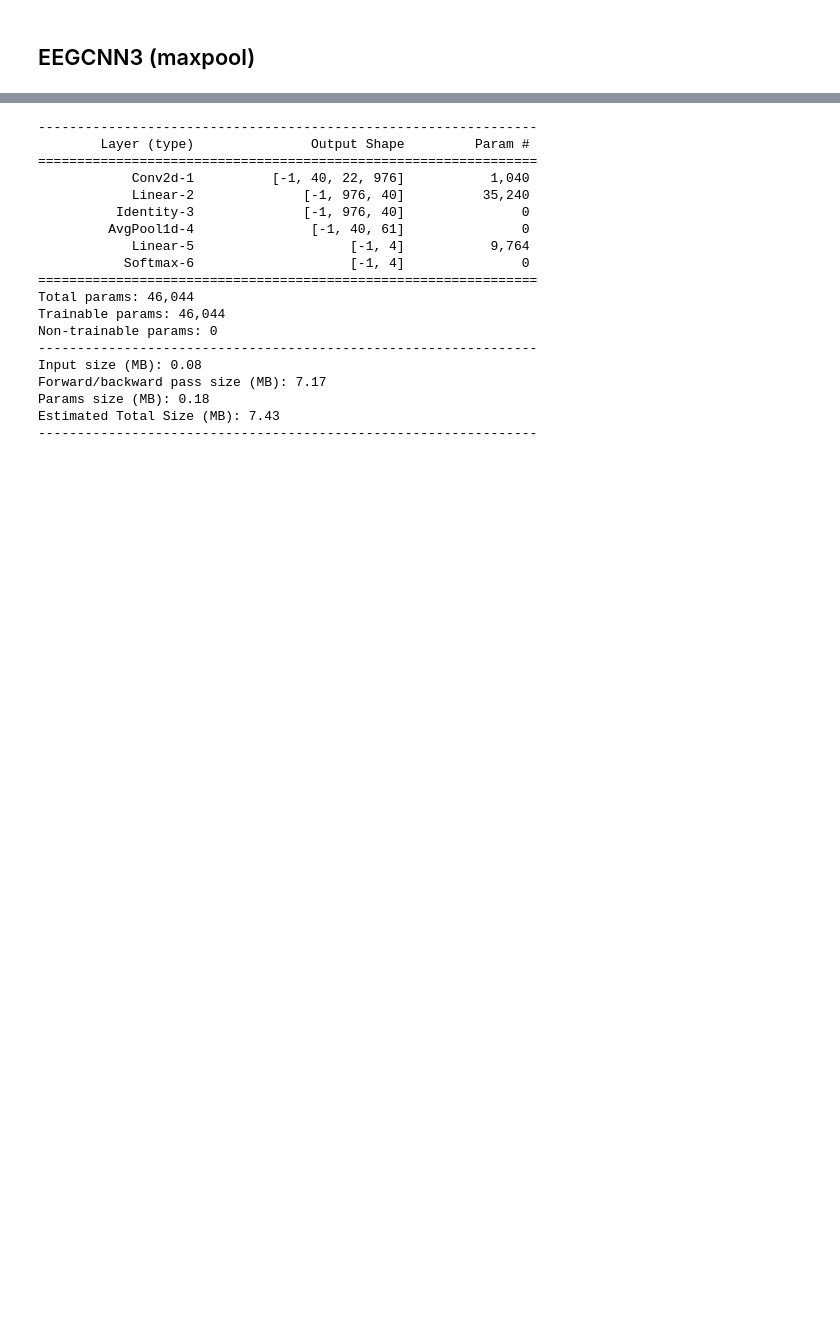
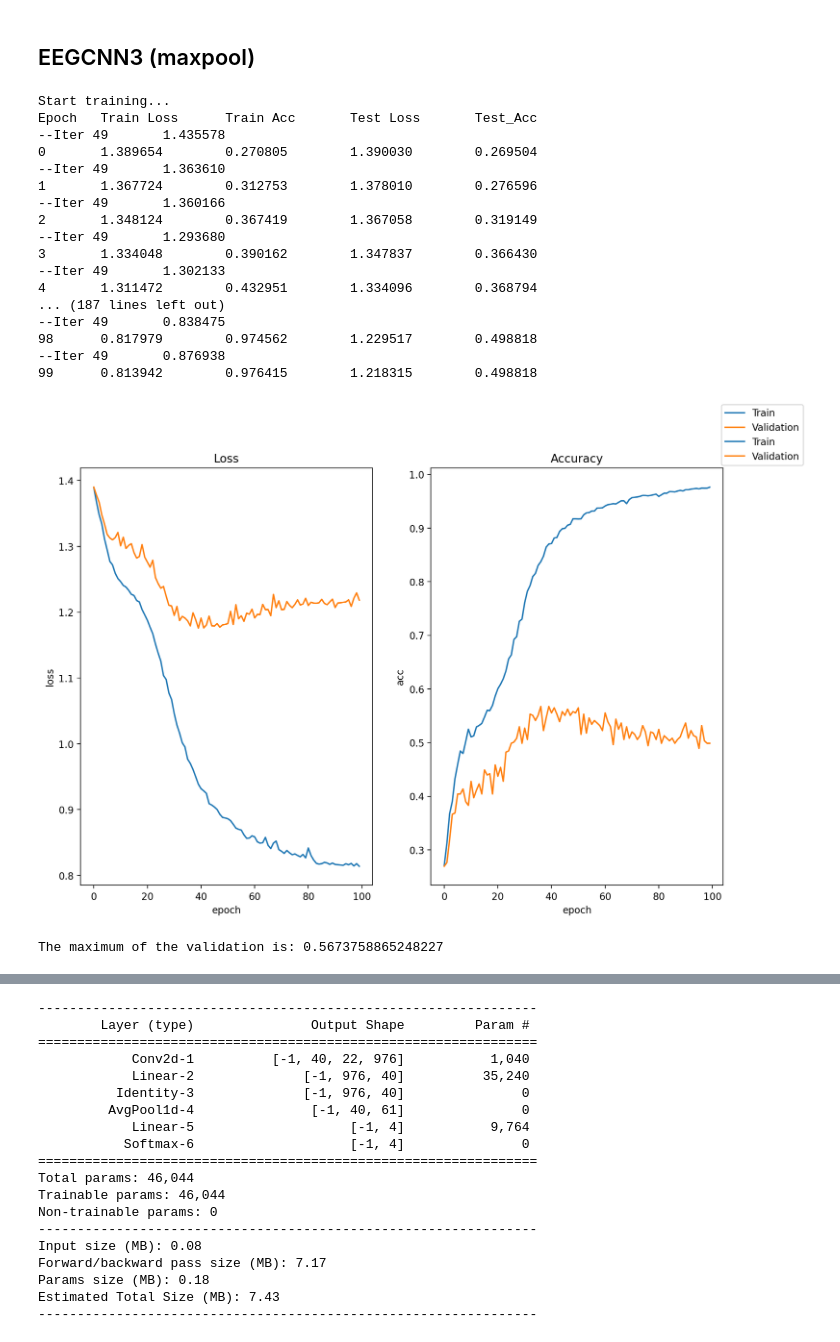
Before and after one commit to RX-0-95/EEG_Classification, a Jupyter notebook: CNN_dev.ipynb, the cells around one changed output, grey strips where cells are left out. Cells and saved outputs as stored; diff of their text form; code cells hidden in the pictures; blank space fills up the shorter version.

```diff
--- a/CNN_dev.ipynb
+++ b/CNN_dev.ipynb
@@ -264,2 +306,42 @@ The maximum of the validation is: 0.6288416075650118
 # %% [markdown]
 ## EEGCNN3 (maxpool)
+# %%
+model = EEGCNNc3(1,4,activation='elu').to('cuda')
+options = {
+    'train_batch_size': 32,
+    'scheduler_patience': 80,
+    'weight_decay': 0.15,
+    'val_batch_size': 1,
+    'learning_rate': 1e-4,
+    'epoch_num': 100,
+    #'transform': 'shift_positive'
+}
+train_val_data = eeg_train_val_loader(
+    X_train_valid_dir, y_train_valid_dir)
+loss_fn = nn.CrossEntropyLoss()
+logs,_= train(model, options, loss_fn,
+        data_dir=X_train_valid_dir,
+        label_dir=y_train_valid_dir,
+        preload_gpu=True)
+max_val = np.max(logs['val_acc'])
+print('The maximum of the validation is: {}'.format(max_val))
+# %% [output]
+Start training...
+Epoch   Train Loss      Train Acc       Test Loss       Test_Acc
+--Iter 49       1.435578
+0       1.389654        0.270805        1.390030        0.269504
+--Iter 49       1.363610
+1       1.367724        0.312753        1.378010        0.276596
+--Iter 49       1.360166
+2       1.348124        0.367419        1.367058        0.319149
+--Iter 49       1.293680
+3       1.334048        0.390162        1.347837        0.366430
+--Iter 49       1.302133
+4       1.311472        0.432951        1.334096        0.368794
+... (187 lines left out)
+--Iter 49       0.838475
+98      0.817979        0.974562        1.229517        0.498818
+--Iter 49       0.876938
+99      0.813942        0.976415        1.218315        0.498818
+[figure, added]
+The maximum of the validation is: 0.5673758865248227
```
Also changed, not shown: parts of 14 cells of this notebook, 8 other files.
